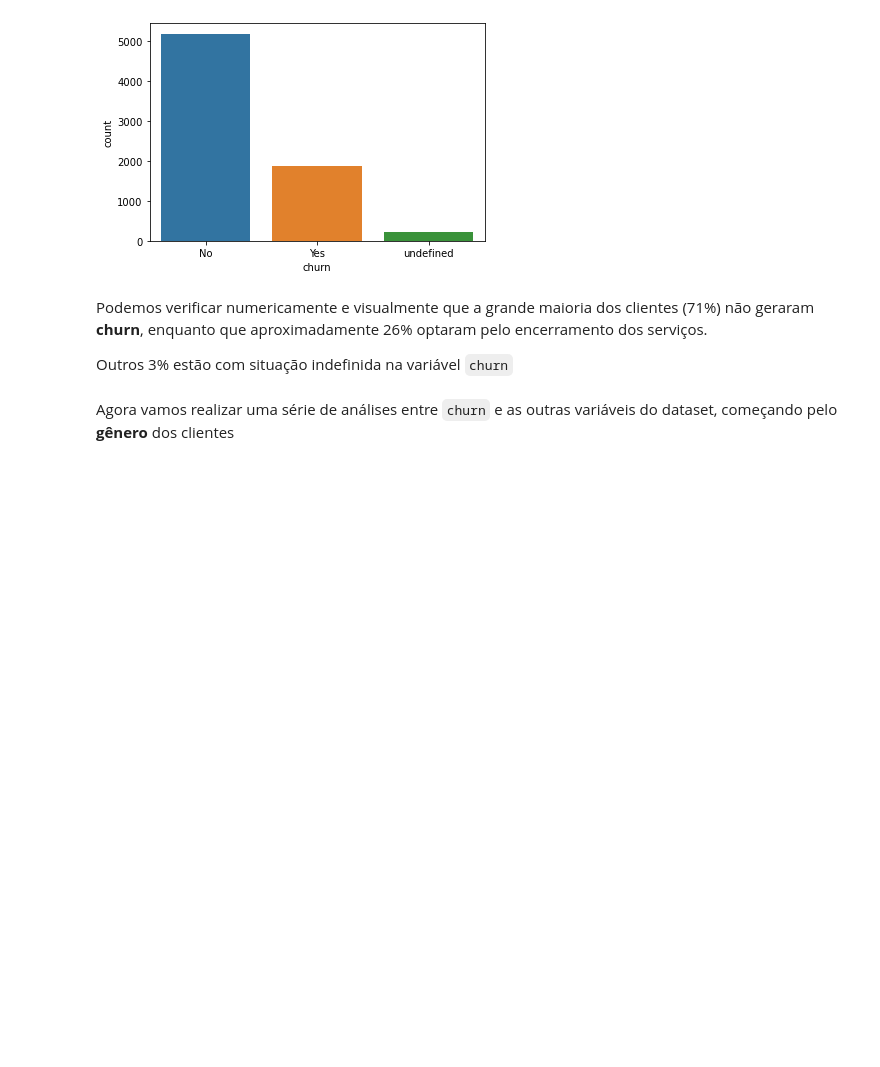
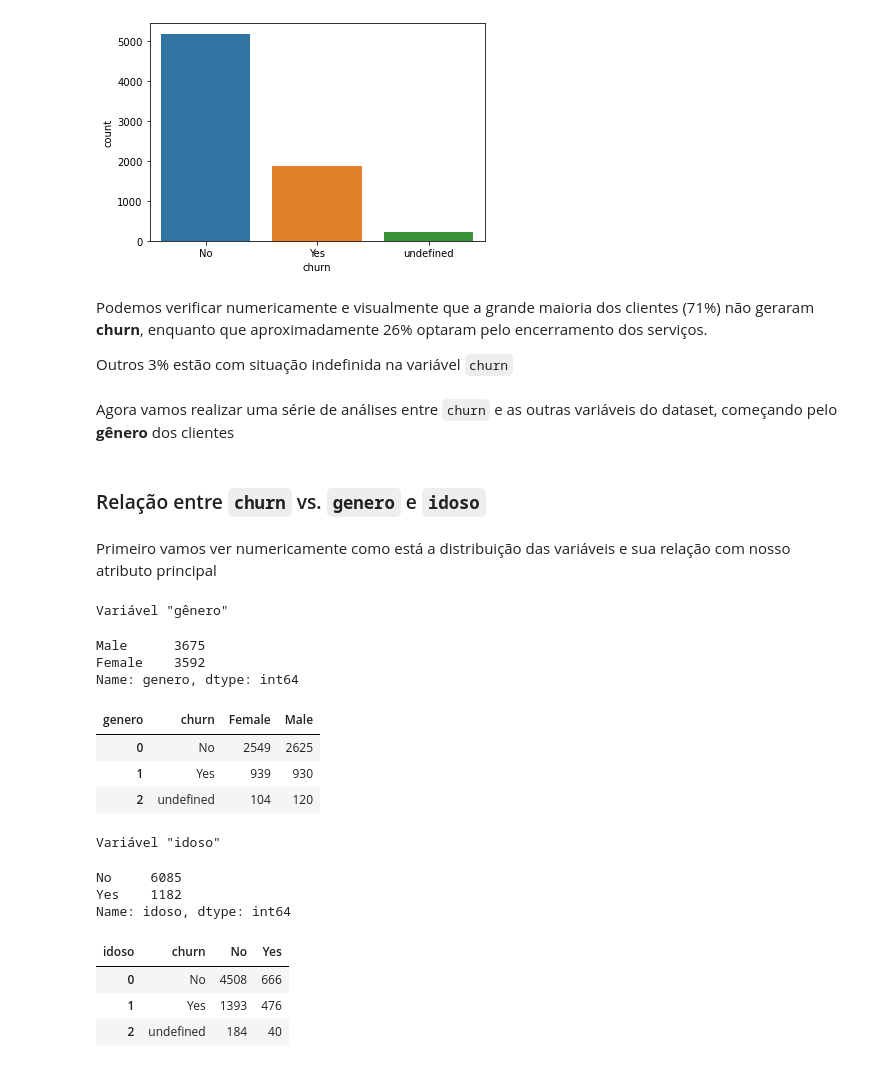
Before and after one commit to jackson-simionato/challenge_alura_DS01, a Jupyter notebook: week_2_challenge_alura_DS_2022_05.ipynb, the cells around one changed output. Cells and saved outputs as stored; diff of their text form; code cells hidden in the pictures; blank space fills up the shorter version.

```diff
--- a/week_2_challenge_alura_DS_2022_05.ipynb
+++ b/week_2_challenge_alura_DS_2022_05.ipynb
@@ -49,3 +50,39 @@ Podemos verificar numericamente e visualmente que a grande maioria dos clientes
 Outros 3% estão com situação indefinida na variável `churn`
 # %% [markdown]
 Agora vamos realizar uma série de análises entre `churn` e as outras variáveis do dataset, começando pelo **gênero** dos clientes
+# %% [markdown]
+### Relação entre `churn` vs. `genero` e `idoso`
+# %% [markdown]
+Primeiro vamos ver numericamente como está a distribuição das variáveis e sua relação com nosso atributo principal
+# %%
+from plotly.subplots import make_subplots
+
+print('Variável "gênero"')
+frequencia_genero = dados.genero.value_counts()
+cross_churn_genero = pd.crosstab(dados.churn, dados.genero).reset_index()
+display(frequencia_genero)
+display(cross_churn_genero)
+print('\n')
+
+print('Variável "idoso"')
+frequencia_idoso = dados.idoso.value_counts()
+cross_churn_idoso = pd.crosstab(dados.churn, dados.idoso).reset_index()
+display(frequencia_idoso)
+display(cross_churn_idoso)
+# %% [output]
+Variável "gênero"
+Male      3675
+Female    3592
+Name: genero, dtype: int64
+| genero | churn | Female | Male |
+| 0 | No | 2549 | 2625 |
+| 1 | Yes | 939 | 930 |
+| 2 | undefined | 104 | 120 |
+Variável "idoso"
+No     6085
+Yes    1182
+Name: idoso, dtype: int64
+| idoso | churn | No | Yes |
+| 0 | No | 4508 | 666 |
+| 1 | Yes | 1393 | 476 |
+| 2 | undefined | 184 | 40 |
```
Also changed, not shown: parts of 13 cells of this notebook.
